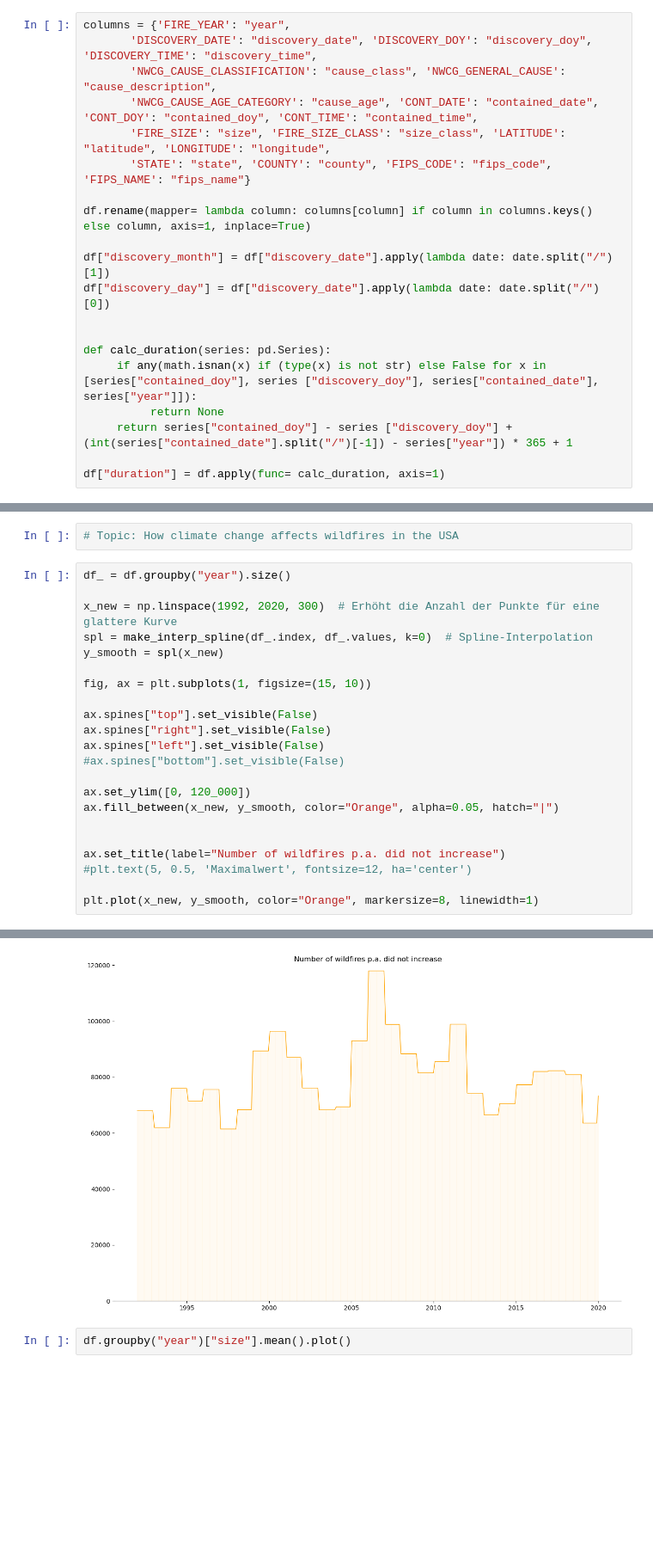
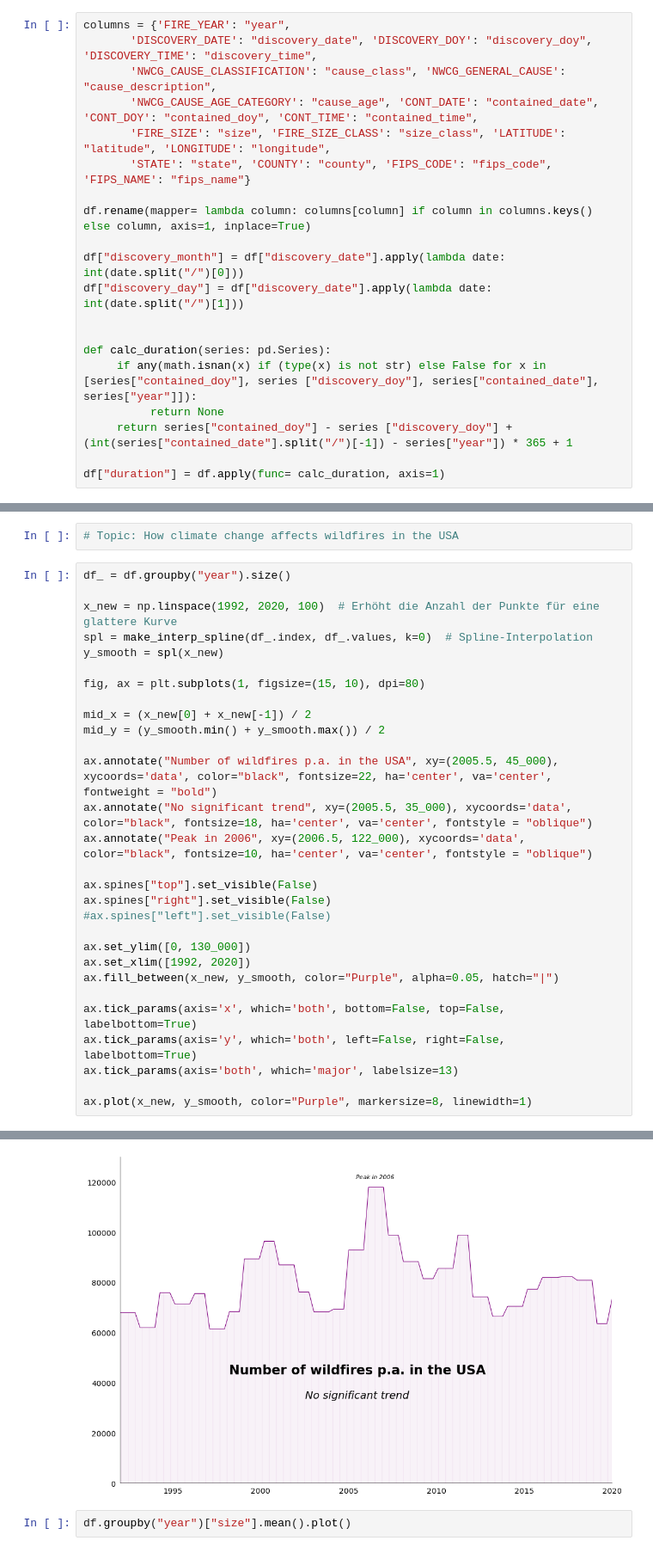
Before and after one commit to erikwisberger/Wildfire_Vizualization, a Jupyter notebook: analyse.ipynb, the cells around one changed output, grey strips where cells are left out. Shown at 86% size. Saved outputs shown, nothing was run; the diff lists cells and outputs as text; blank space fills up the shorter version.

```diff
--- a/analyse.ipynb
+++ b/analyse.ipynb
@@ -21,8 +21,8 @@ columns = {'FIRE_YEAR': "year",
 
 df.rename(mapper= lambda column: columns[column] if column in columns.keys() else column, axis=1, inplace=True)
 
-df["discovery_month"] = df["discovery_date"].apply(lambda date: date.split("/")[1])
-df["discovery_day"] = df["discovery_date"].apply(lambda date: date.split("/")[0])
+df["discovery_month"] = df["discovery_date"].apply(lambda date: int(date.split("/")[0]))
+df["discovery_day"] = df["discovery_date"].apply(lambda date: int(date.split("/")[1]))
 
 
 def calc_duration(series: pd.Series):
@@ -52,28 +36,35 @@ df
 # %%
 df_ = df.groupby("year").size()
 
-x_new = np.linspace(1992, 2020, 300)  # Erhöht die Anzahl der Punkte für eine glattere Kurve
+x_new = np.linspace(1992, 2020, 100)  # Erhöht die Anzahl der Punkte für eine glattere Kurve
 spl = make_interp_spline(df_.index, df_.values, k=0)  # Spline-Interpolation
 y_smooth = spl(x_new)
 
-fig, ax = plt.subplots(1, figsize=(15, 10))
+fig, ax = plt.subplots(1, figsize=(15, 10), dpi=80)
+
+mid_x = (x_new[0] + x_new[-1]) / 2
+mid_y = (y_smooth.min() + y_smooth.max()) / 2
+
+ax.annotate("Number of wildfires p.a. in the USA", xy=(2005.5, 45_000), xycoords='data', color="black", fontsize=22, ha='center', va='center', fontweight = "bold")
+ax.annotate("No significant trend", xy=(2005.5, 35_000), xycoords='data', color="black", fontsize=18, ha='center', va='center', fontstyle = "oblique")
+ax.annotate("Peak in 2006", xy=(2006.5, 122_000), xycoords='data', color="black", fontsize=10, ha='center', va='center', fontstyle = "oblique")
 
 ax.spines["top"].set_visible(False)
 ax.spines["right"].set_visible(False)
-ax.spines["left"].set_visible(False)
-#ax.spines["bottom"].set_visible(False)
+#ax.spines["left"].set_visible(False)
 
-ax.set_ylim([0, 120_000])
-ax.fill_between(x_new, y_smooth, color="Orange", alpha=0.05, hatch="|")
+ax.set_ylim([0, 130_000])
+ax.set_xlim([1992, 2020])
+ax.fill_between(x_new, y_smooth, color="Purple", alpha=0.05, hatch="|")
 
+ax.tick_params(axis='x', which='both', bottom=False, top=False, labelbottom=True)
+ax.tick_params(axis='y', which='both', left=False, right=False, labelbottom=True)
+ax.tick_params(axis='both', which='major', labelsize=13)
 
-ax.set_title(label="Number of wildfires p.a. did not increase")
-#plt.text(5, 0.5, 'Maximalwert', fontsize=12, ha='center')
-
-plt.plot(x_new, y_smooth, color="Orange", markersize=8, linewidth=1)
+ax.plot(x_new, y_smooth, color="Purple", markersize=8, linewidth=1)
 # %% [output]
 [<matplotlib.lines.Line2D at 0x...>]
-[figure, old version]
+[figure, new version]
 # %%
 df.groupby("year")["size"].mean().plot()
 # %% [output]
```
Also changed, not shown: parts of 5 cells of this notebook.
